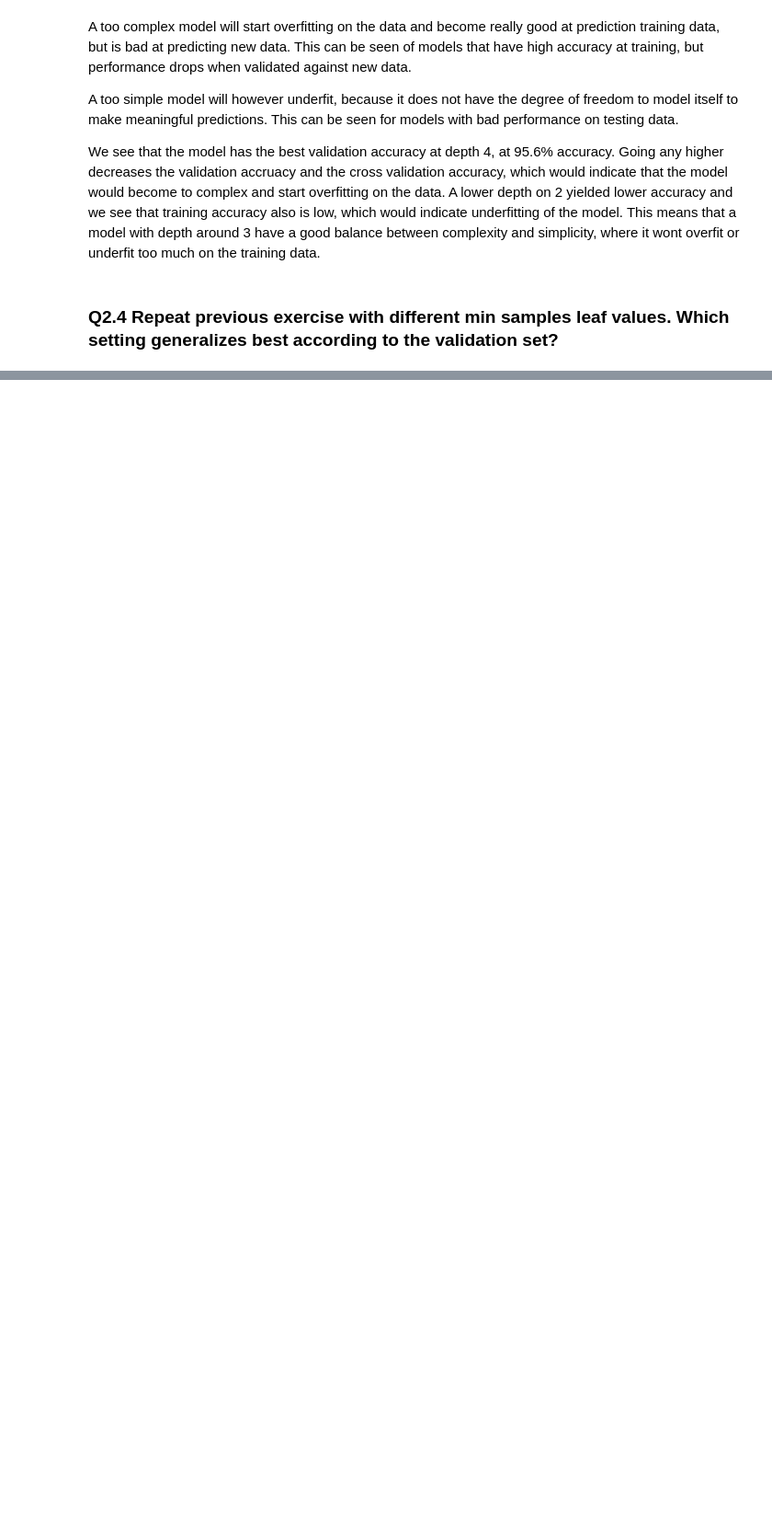
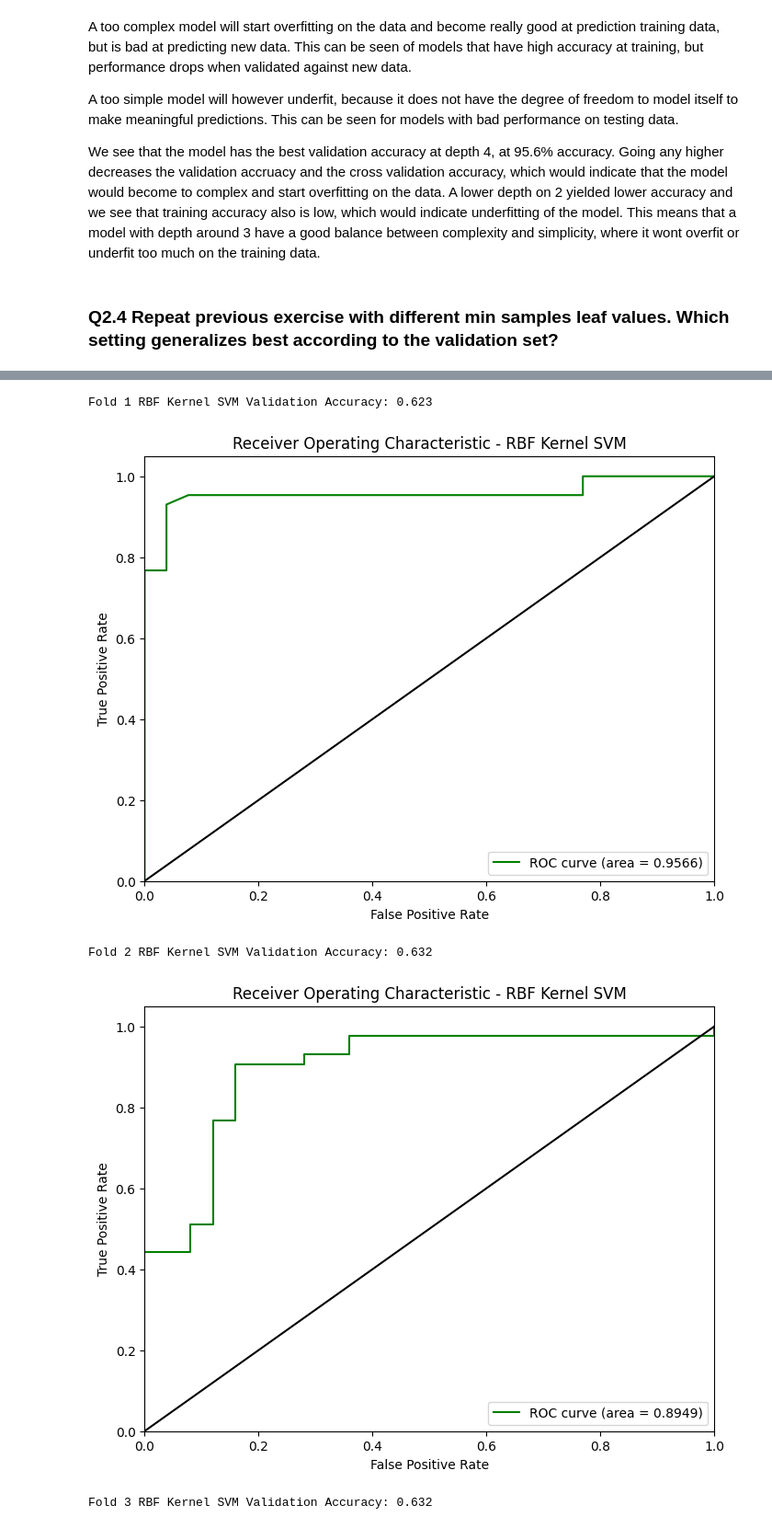
Before and after one commit to JoachimCode/IDATG2208_Assignments, a Jupyter notebook: assignment_2/assignment_2.ipynb, the cells around one changed output, grey strips where cells are left out. Shown at 92% size. Saved outputs shown, nothing was run; the diff lists cells and outputs as text; code cells hidden in the pictures; blank space fills up the shorter version.

```diff
--- a/assignment_2/assignment_2.ipynb
+++ b/assignment_2/assignment_2.ipynb
@@ -378,0 +569,24 @@ Here we do the same using depth 4 and testing different minimum leaf samples. We
+# %%
+rbf_kernel_svm = sklearn.svm.SVC(kernel='rbf', probability=True, random_state=42, gamma=1, C=1)
+accuracy_scores = []
+
+for split in range(1,6):
+    X_tr, X_val = X_train.iloc[x_training_splits[split-1][0]], X_train.iloc[x_training_splits[split-1][1]]
+    y_tr, y_val = y_train.iloc[x_training_splits[split-1][0]], y_train.iloc[x_training_splits[split-1][1]]
+
+    rbf_kernel_svm.fit(X_tr, y_tr)
+    val_pred = rbf_kernel_svm.predict(X_val)
+    val_acc = accuracy_score(y_val, val_pred)
+    print(f"Fold {split} RBF Kernel SVM Validation Accuracy: {val_acc:.3f}")
+    accuracy_scores.append(val_acc)
+    plot_roc_curve(y_val, rbf_kernel_svm.decision_function(X_val), "RBF Kernel SVM")
+mean_acc = np.mean(accuracy_scores)
+std_acc = np.std(accuracy_scores)
+print(f"\nRBF Kernel SVM Mean Validation Accuracy: {mean_acc:.3f}")
+print(f"RBF Kernel SVM Standard Deviation of Validation Accuracy: {std_acc:.3f}")
+# %% [output]
+Fold 1 RBF Kernel SVM Validation Accuracy: 0.623
+[figure, added]
+Fold 2 RBF Kernel SVM Validation Accuracy: 0.632
+[figure, added]
+Fold 3 RBF Kernel SVM Validation Accuracy: 0.632
```
Also changed, not shown: parts of 58 cells of this notebook, 1 other file.
